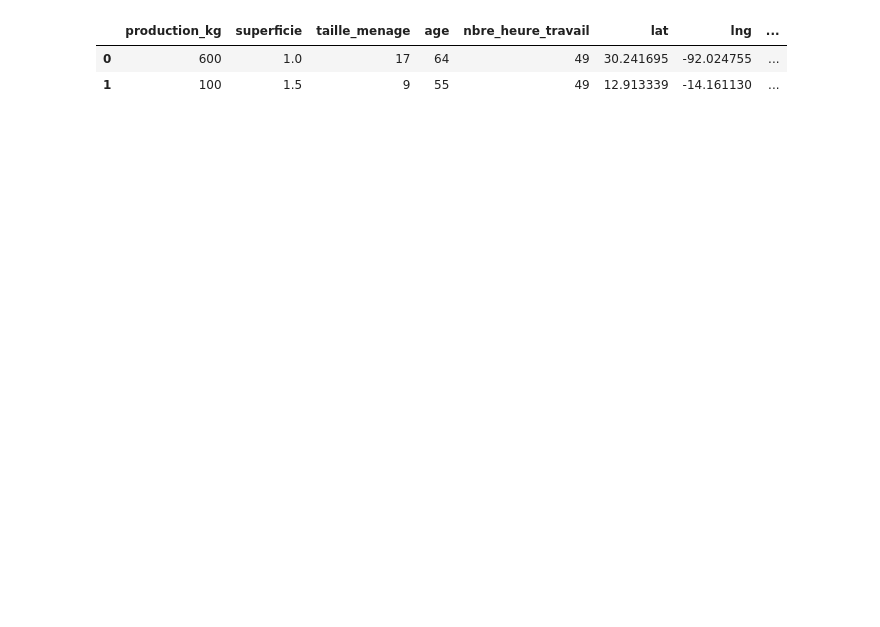
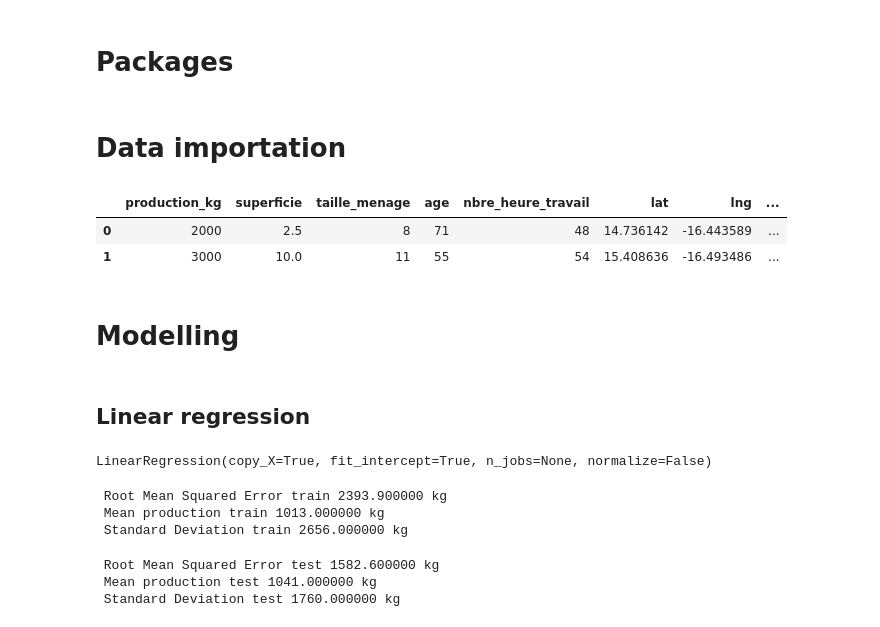
Before and after one commit to geosarr/agriculture-Senegal, a Jupyter notebook: modelling.ipynb, the cells around one changed output. Cells and saved outputs as stored; diff of their text form; code cells hidden in the pictures; blank space fills up the shorter version.

Commit message:
Linear regression

```diff
--- a/modelling.ipynb
+++ b/modelling.ipynb
@@ -1,6 +1,8 @@
 # %%
 %load_ext autoreload
 %autoreload 2
+# %% [markdown]
+# Packages
 # %%
 import warnings
 warnings.simplefilter(action='ignore', category=FutureWarning)
@@ -15,10 +19,12 @@ from modellingtools import kfold, plot_learning_curve, rmse, test_models, cv_np_
 from sklearn.pipeline import Pipeline
 
 import pandas as pd
+# %% [markdown]
+# Data importation
 # %%
-data=pd.read_csv("./data/model_data/train.csv")
-data.head(2)
+train, test=pd.read_csv("./data/model_data/train.csv"), pd.read_csv("./data/model_data/test.csv")
+train.head(2)
 # %% [output]
 |  | production_kg | superficie | taille_menage | age | nbre_heure_travail | lat | lng | ... |
-| 0 | 600 | 1.0 | 17 | 64 | 49 | 30.241695 | -92.024755 | ... |
-| 1 | 100 | 1.5 | 9 | 55 | 49 | 12.913339 | -14.161130 | ... |
+| 0 | 2000 | 2.5 | 8 | 71 | 48 | 14.736142 | -16.443589 | ... |
+| 1 | 3000 | 10.0 | 11 | 55 | 54 | 15.408636 | -16.493486 | ... |
@@ -24,0 +35,25 @@ data.head(2)
+# %% [markdown]
+# Modelling
+# %% [markdown]
+## Linear regression
+# %%
+lin_reg=LinearRegression()
+lin_reg.fit(xtrain, ytrain)
+# %% [output]
+LinearRegression(copy_X=True, fit_intercept=True, n_jobs=None, normalize=False)
+# %%
+ytrain_pred=lin_reg.predict(xtrain)
+print(" Root Mean Squared Error train %f kg \n Mean production train %f kg \n Standard Deviation train %f kg"  % \
+      (round(rmse(ytrain, ytrain_pred),1), round(ytrain.mean()), round(ytrain.std())))
+# %% [output]
+ Root Mean Squared Error train 2393.900000 kg
+ Mean production train 1013.000000 kg
+ Standard Deviation train 2656.000000 kg
+# %%
+ytest_pred=lin_reg.predict(xtest)
+print(" Root Mean Squared Error test %f kg \n Mean production test %f kg \n Standard Deviation test %f kg"  % \
+      (round(rmse(ytest, ytest_pred),1), round(ytest.mean()), round(ytest.std())))
+# %% [output]
+ Root Mean Squared Error test 1582.600000 kg
+ Mean production test 1041.000000 kg
+ Standard Deviation test 1760.000000 kg
```
Also changed, not shown: parts of 10 cells of this notebook.
